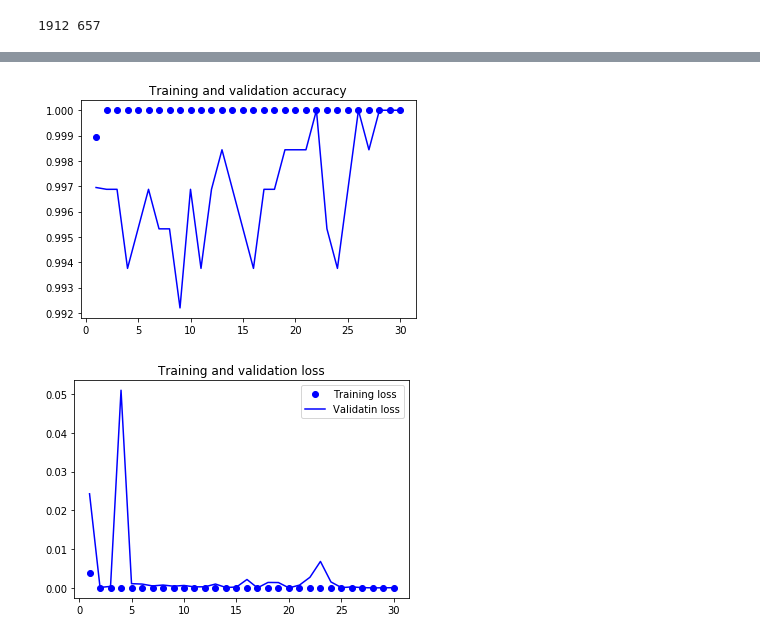
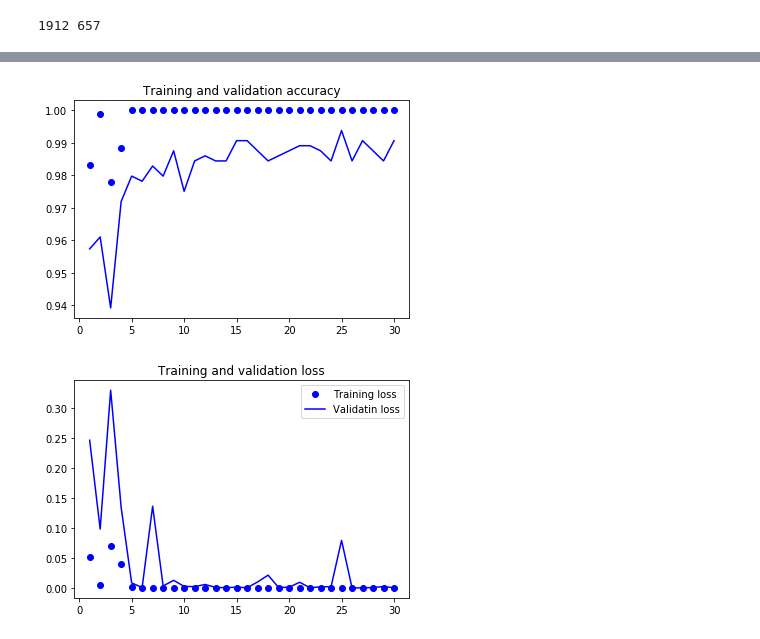
Before and after one commit to ibkuroyagi/digital-image-experiment-cnn-by-car, a Jupyter notebook: 5-VGG16-Fine-Tuning-model.ipynb, the cells around one changed output, grey strips where cells are left out. Saved outputs shown, nothing was run; the diff lists cells and outputs as text; code cells hidden in the pictures.

```diff
--- a/5-VGG16-Fine-Tuning-model.ipynb
+++ b/5-VGG16-Fine-Tuning-model.ipynb
@@ -64,0 +54,3 @@ model = Model(inputs=conv_base.input, outputs=predictions)
+# %%
+model = models.load_model('models/VGG16_mini_3.h5')
+model.summary()
@@ -183,3 +144,0 @@ plt.show()
-# %%
-f_mdoel = models.load_model('models/VGG16_mini_extended_2.h5')
-f_mdoel.summary()
@@ -275,0 +272,18 @@ _________________________________________________________________
+# %%
+model = models.load_model('models/VGG16_mini_extended_fine12.h5')
+model.trainable = True
+
+set_trainable = False
+for layer in model.layers:
+    if layer.name == 'block4_conv1':
+        set_trainable = True
+    if set_trainable:
+        layer.trainable = True
+    else:
+        layer.trainable = False
+
+#コンパイルをしないとsummaryをしても反映されないので注意
+model.compile(optimizer=Adam(lr=1e-5),#学習率が低いのはファインチューニングを行う３つの層の変更を制限するため
+             loss='categorical_crossentropy',
+             metrics=['acc'])
+model.summary()
@@ -300,35 +334,33 @@ Epoch 30/30
-# %%
-with open('histories/history_VGG16_mini_extended_fine2.pkl', 'wb') as f:
-    pickle.dump(history.history, f)
-
-model.save('models/VGG16_mini_extended_fine2.h5')
 # %%
-%matplotlib inline
-f = codecs.open('histories/history_VGG16_mini_extended_fine2.pkl', 'r','utf-8', 'ignore')
+with open('histories/history_VGG16_mini_extended_fine13.pkl', 'wb') as f:
+    pickle.dump(history.history, f)
+
+model.save('models/VGG16_mini_extended_fine13.h5')
+f = codecs.open('histories/history_VGG16_mini_extended_fine13.pkl', 'r','utf-8', 'ignore')
 history = pickle.load(f)
 f.close()
 
 acc = history['acc']
 val_acc = history['val_acc']
 loss = history['loss']
 val_loss = history['val_loss']
 
 epochs = range(1,len(acc)+1)
 
 #正解率をプロット
 plt.plot(epochs, acc, 'bo', label='Training acc')
 plt.plot(epochs, val_acc, 'b', label='Validation acc')
 plt.title('Training and validation accuracy')
 
 plt.figure()
 
 #損失値をプロット
 plt.plot(epochs, loss, 'bo', label='Training loss')
 plt.plot(epochs, val_loss, 'b', label='Validatin loss')
 plt.title('Training and validation loss')
 plt.legend()
 
 plt.show()
 # %% [output]
-[figure, old version]
+[figure, new version]
-[figure, old version]
+[figure, new version]
```
Also changed, not shown: parts of 30 cells of this notebook, 8 other files.
